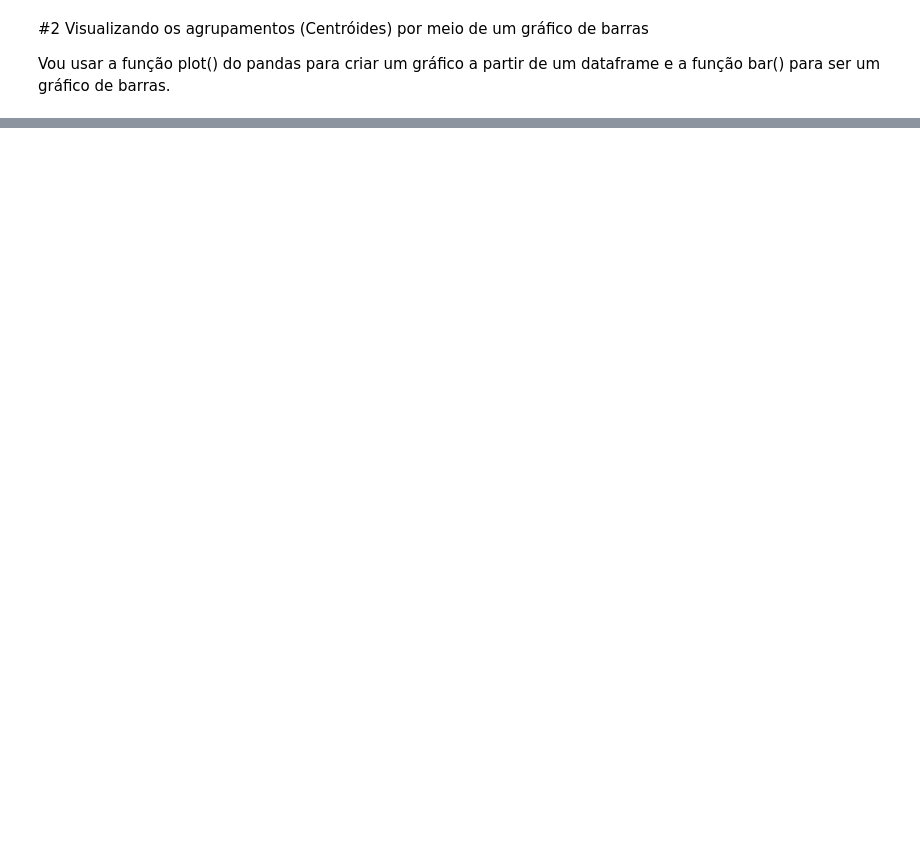
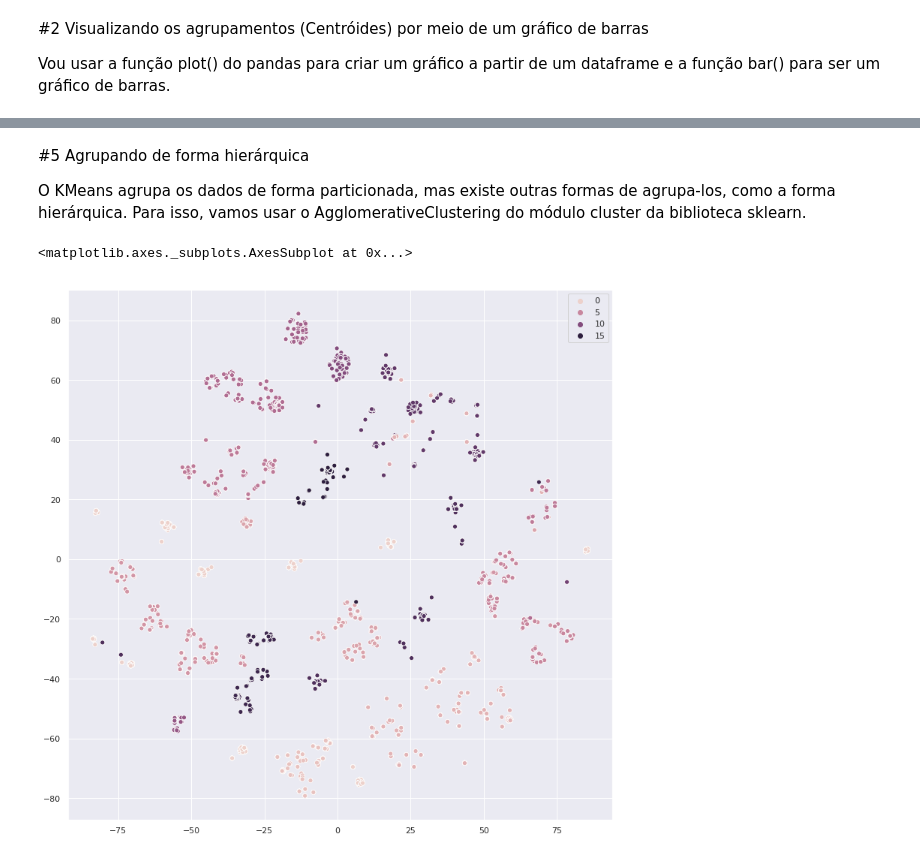
Before and after one commit to pedroAndrad1/introducao_a_aprendizado_nao_supervisionada, a Jupyter notebook: introducao_aprendizado_nao_supervisionado_parte2.ipynb, the cells around one changed output, grey strips where cells are left out. Drawn from its saved outputs; the diff is of its cells as text; code cells hidden in the pictures; blank space fills up the shorter version.

```diff
--- a/introducao_aprendizado_nao_supervisionado_parte2.ipynb
+++ b/introducao_aprendizado_nao_supervisionado_parte2.ipynb
@@ -107,0 +147,12 @@ sns.scatterplot( x = visualizacao[:, 0], y = visualizacao[:, 1] , hue = modelo.l
+# %%
+modelo = KMeans(n_clusters = 16)
+modelo.fit(genero_escalado)
+
+grupos = pd.DataFrame(modelo.cluster_centers_, columns = genero_dummies.columns)
+
+#Alem dos atributos que vimos anteriormente, vou passar o atributo rot=0 pros elementos do eixo ficarem na horizontal.
+#Assim ficam melhor para ler.
+grupos.transpose().plot.bar(subplots=True,
+               figsize=(25, 50),
+               sharex=False,
+               rot=0)
@@ -107,0 +178,24 @@ sns.scatterplot( x = visualizacao[:, 0], y = visualizacao[:, 1] , hue = modelo.l
+# %% [markdown]
+#5 Agrupando de forma hierárquica
+
+O KMeans agrupa os dados de forma particionada, mas existe outras formas de agrupa-los, como a forma hierárquica. Para isso, vamos usar o AgglomerativeClustering do módulo cluster da biblioteca sklearn.
+# %%
+from sklearn.cluster import AgglomerativeClustering
+
+modelo_agc = AgglomerativeClustering(n_clusters = 16)
+
+grupos_agc = modelo_agc.fit_predict(genero_escalado)
+
+#Feito o agrupamento, vamos plotar esse agrupamento em um grafico de dispersao usando o seaborn.
+#Antes precisamos redimensionar os dados para 2d usando o TSNE
+
+visualizacao = tsne.fit_transform(genero_escalado)
+
+#Agora, basta plotar com um gráfico de dispersao passando como parametro de cores os grupos criados pelo AgglomerativeClustering.
+
+sns.scatterplot(x = visualizacao[:,0] , y = visualizacao[:, 1], hue = grupos_agc)
+
+#Podemos ver os dados agrupados em hierarquias.
+# %% [output]
+<matplotlib.axes._subplots.AxesSubplot at 0x...>
+[figure, added]
```
Also changed, not shown: parts of 12 cells of this notebook.
